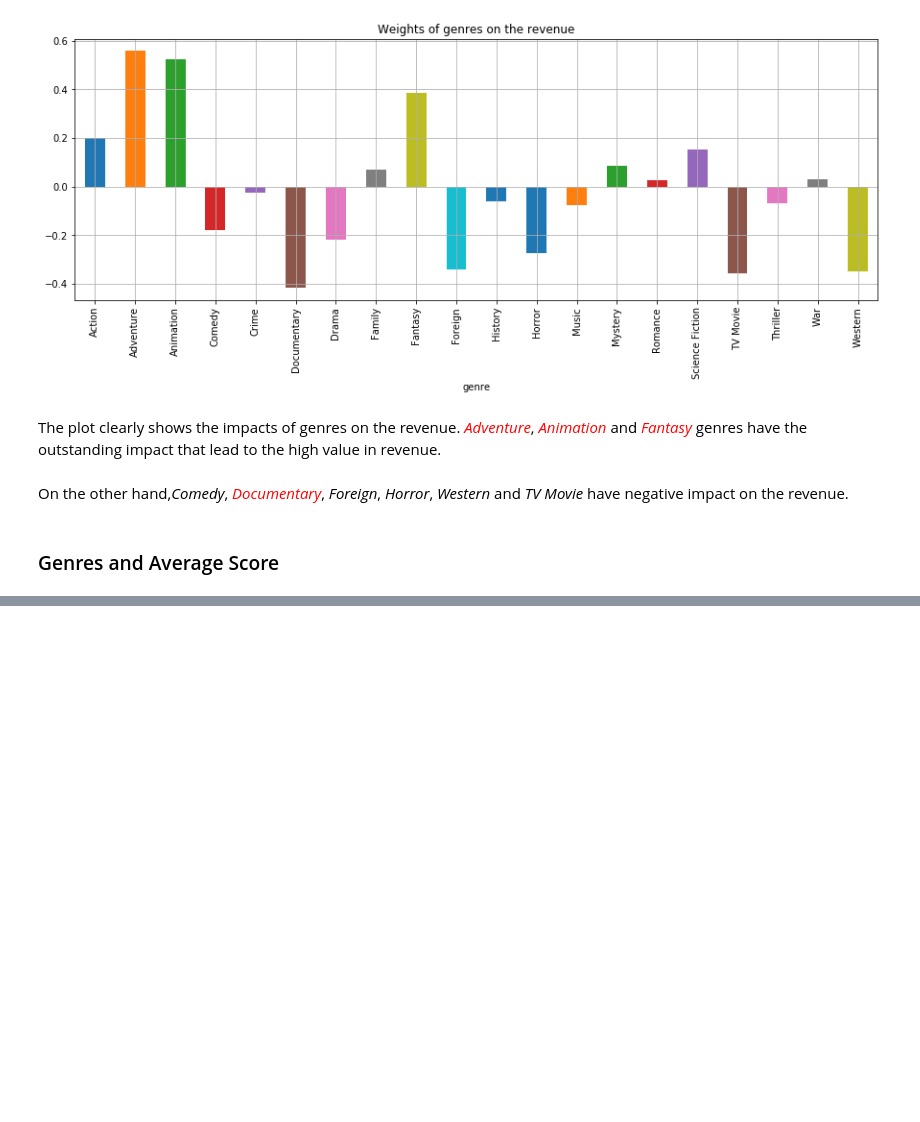
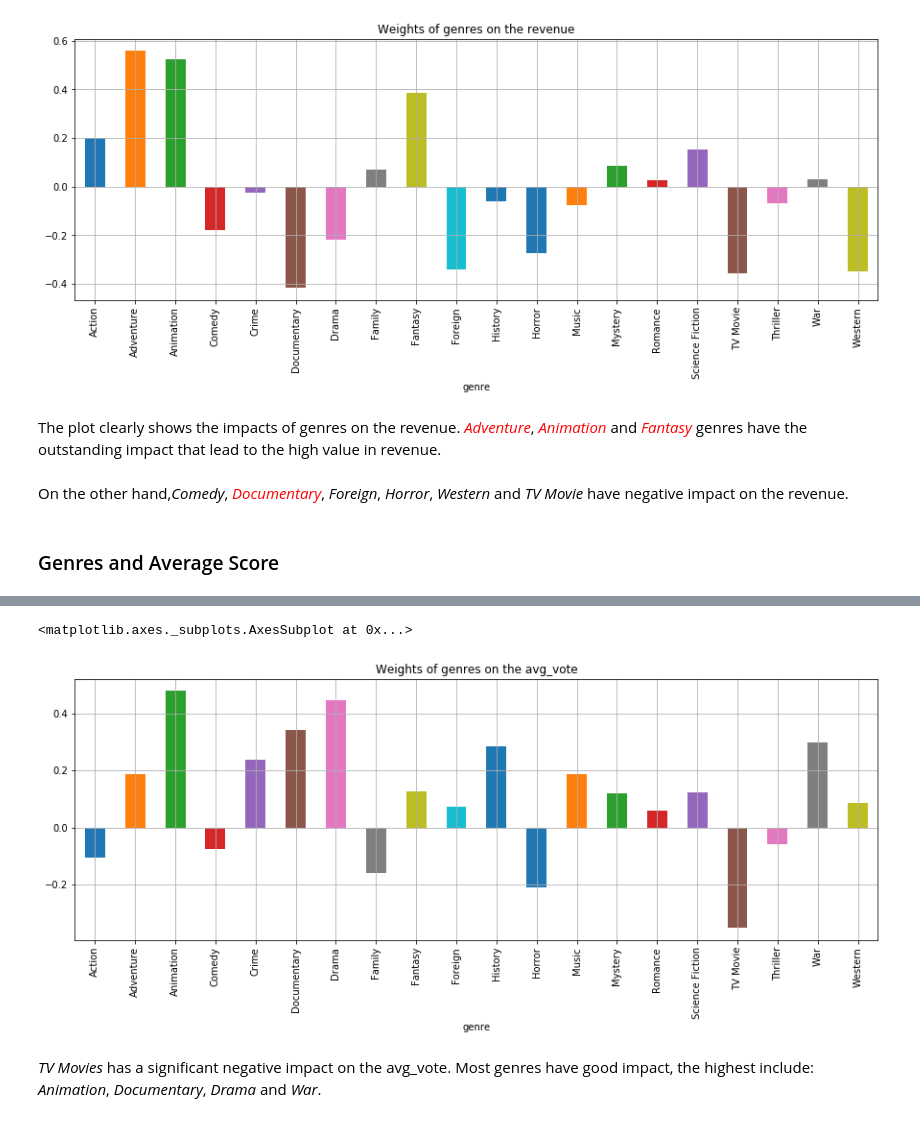
Before and after one commit to tdh512194/AnalyticalReport, a Jupyter notebook: Movie.ipynb, the cells around one changed output, grey strips where cells are left out. Saved outputs shown, nothing was run; the diff lists cells and outputs as text; code cells hidden in the pictures; blank space fills up the shorter version.

```diff
--- a/Movie.ipynb
+++ b/Movie.ipynb
@@ -438,0 +483,5 @@ On the other hand,*Comedy*, <span style='color:red'>*Documentary*</span>, *Forei
+# %%
+df.avg_vote = (df.avg_vote - df.avg_vote.mean())/df.avg_vote.std()
+# %%
+Y = np.array(df.avg_vote)
+Y
@@ -438,0 +491,3 @@ On the other hand,*Comedy*, <span style='color:red'>*Documentary*</span>, *Forei
+# %%
+W = np.linalg.pinv(np.transpose(X).dot(X)).dot(np.transpose(X)).dot(Y)
+pprint.pprint(list(W))
@@ -438,0 +512,4 @@ On the other hand,*Comedy*, <span style='color:red'>*Documentary*</span>, *Forei
+# %%
+genres_d = genres[:-1]
+weights = dict(zip(genres_d, W[1:]))
+weights
@@ -438,0 +537,9 @@ On the other hand,*Comedy*, <span style='color:red'>*Documentary*</span>, *Forei
+# %%
+df = pd.Series(weights,name='genre_avgvote_weight')
+df.index.name='genre'
+df.plot(kind='bar',grid=True,title="Weights of genres on the avg_vote",figsize=(15,5))
+# %% [output]
+<matplotlib.axes._subplots.AxesSubplot at 0x...>
+[figure, added]
+# %% [markdown]
+*TV Movies* has a significant negative impact on the avg_vote. Most genres have good impact, the highest include: *Animation*, *Documentary*, *Drama* and *War*.
```
Also changed, not shown: parts of 10 cells of this notebook.
